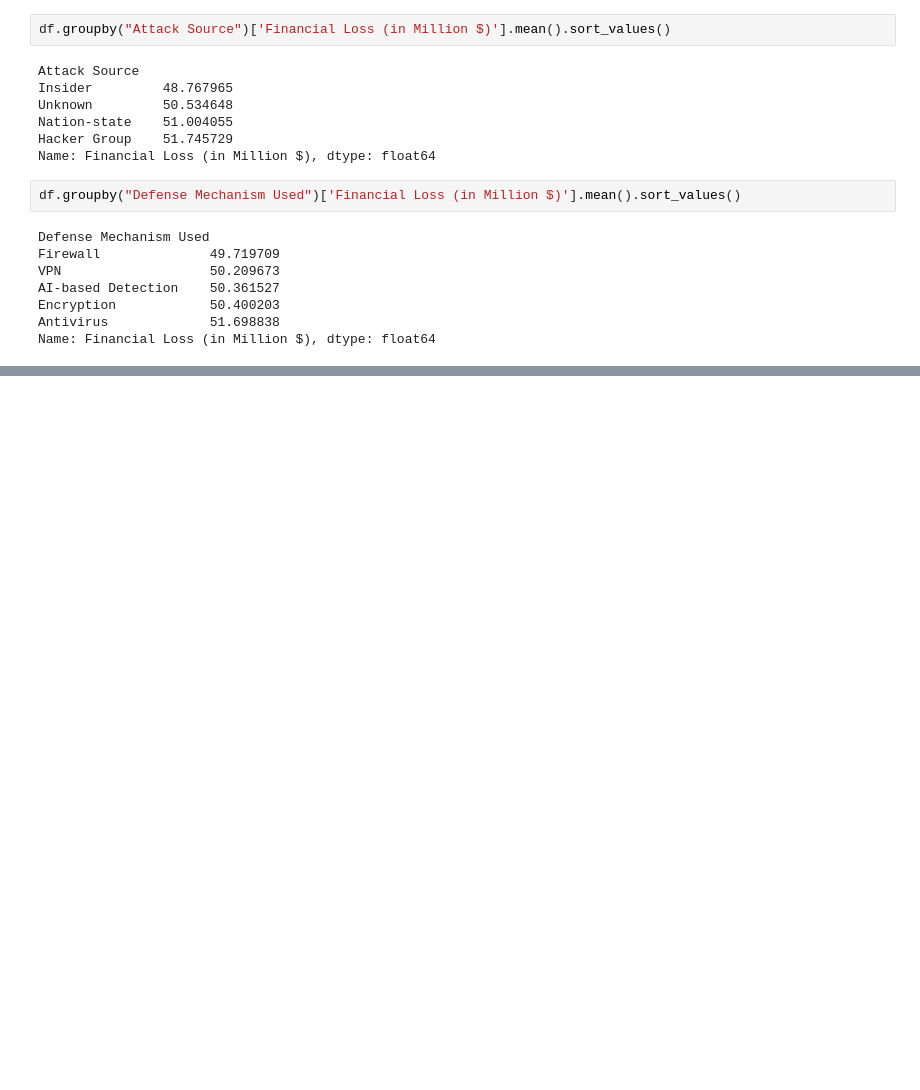
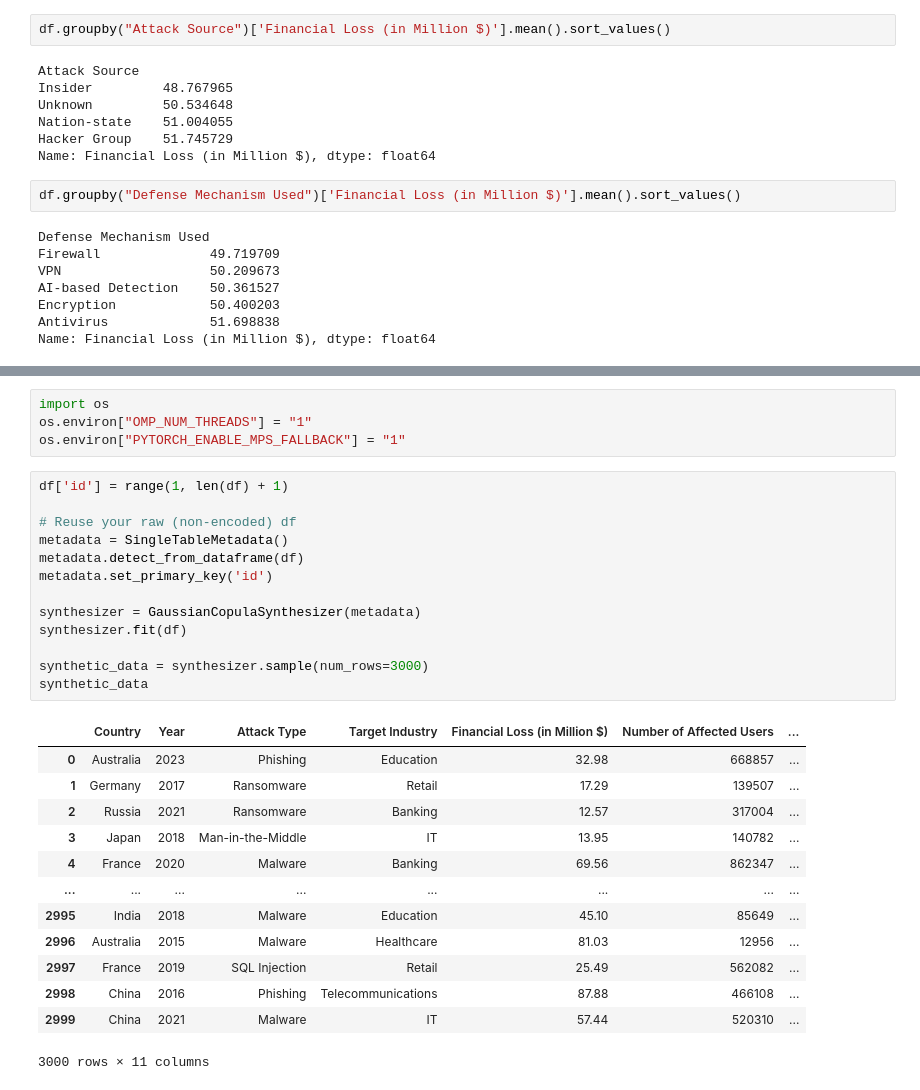
Before and after one commit to Michael-Amoako/ai4allG16D, a Jupyter notebook: notebook.ipynb, the cells around one changed output, grey strips where cells are left out. Cells and saved outputs as stored; diff of their text form; blank space fills up the shorter version.

```diff
--- a/notebook.ipynb
+++ b/notebook.ipynb
@@ -131,0 +154,31 @@ Name: Financial Loss (in Million $), dtype: float64
+# %%
+import os
+os.environ["OMP_NUM_THREADS"] = "1"
+os.environ["PYTORCH_ENABLE_MPS_FALLBACK"] = "1"
+# %%
+df['id'] = range(1, len(df) + 1)
+
+# Reuse your raw (non-encoded) df
+metadata = SingleTableMetadata()
+metadata.detect_from_dataframe(df)
+metadata.set_primary_key('id')
+
+synthesizer = GaussianCopulaSynthesizer(metadata)
+synthesizer.fit(df)
+
+synthetic_data = synthesizer.sample(num_rows=3000)
+synthetic_data
+# %% [output]
+|  | Country | Year | Attack Type | Target Industry | Financial Loss (in Million $) | Number of Affected Users | ... |
+| 0 | Australia | 2023 | Phishing | Education | 32.98 | 668857 | ... |
+| 1 | Germany | 2017 | Ransomware | Retail | 17.29 | 139507 | ... |
+| 2 | Russia | 2021 | Ransomware | Banking | 12.57 | 317004 | ... |
+| 3 | Japan | 2018 | Man-in-the-Middle | IT | 13.95 | 140782 | ... |
+| 4 | France | 2020 | Malware | Banking | 69.56 | 862347 | ... |
+| ... | ... | ... | ... | ... | ... | ... | ... |
+| 2995 | India | 2018 | Malware | Education | 45.10 | 85649 | ... |
+| 2996 | Australia | 2015 | Malware | Healthcare | 81.03 | 12956 | ... |
+| 2997 | France | 2019 | SQL Injection | Retail | 25.49 | 562082 | ... |
+| 2998 | China | 2016 | Phishing | Telecommunications | 87.88 | 466108 | ... |
+| 2999 | China | 2021 | Malware | IT | 57.44 | 520310 | ... |
+3000 rows × 11 columns
```
Also changed, not shown: parts of 25 cells of this notebook.
